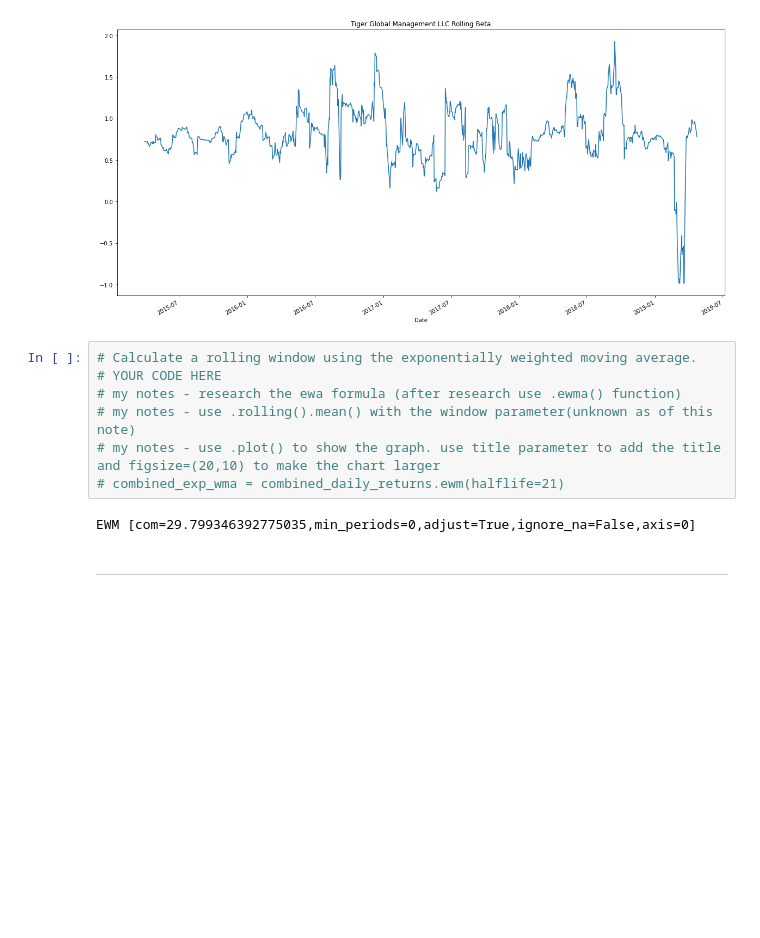
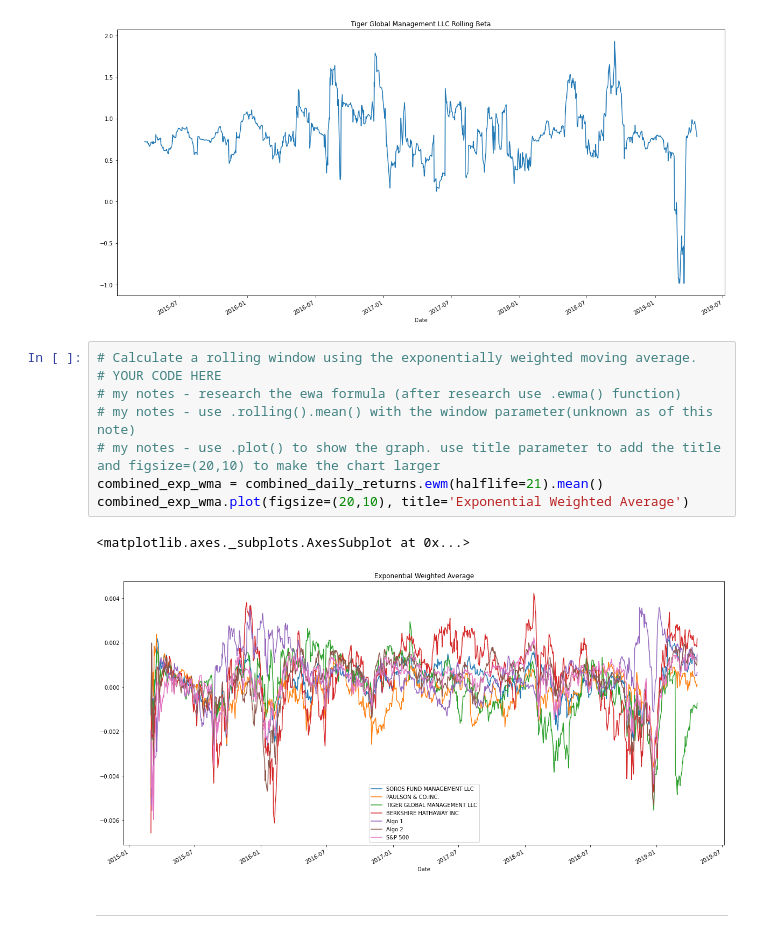
Before and after one commit to brettauc/pandas-homework, a Jupyter notebook: whale_analysis.ipynb, the cells around one changed output. Cells and saved outputs as stored; diff of their text form; blank space fills up the shorter version.

```diff
--- a/whale_analysis.ipynb
+++ b/whale_analysis.ipynb
@@ -331,12 +337,14 @@ rolling_beta.plot(figsize=(20,10), title="Tiger Global Management LLC Rolling Be
 # %%
 # Calculate a rolling window using the exponentially weighted moving average.
 # YOUR CODE HERE
 # my notes - research the ewa formula (after research use .ewma() function)
 # my notes - use .rolling().mean() with the window parameter(unknown as of this note)
 # my notes - use .plot() to show the graph. use title parameter to add the title and figsize=(20,10) to make the chart larger
-# combined_exp_wma = combined_daily_returns.ewm(halflife=21)
+combined_exp_wma = combined_daily_returns.ewm(halflife=21).mean()
+combined_exp_wma.plot(figsize=(20,10), title='Exponential Weighted Average')
 # %% [output]
-EWM [com=29.799346392775035,min_periods=0,adjust=True,ignore_na=False,axis=0]
+<matplotlib.axes._subplots.AxesSubplot at 0x...>
+[figure, added]
 # %% [markdown]
 ---
 # %% [markdown]
```
Also changed, not shown: parts of 3 cells of this notebook.
